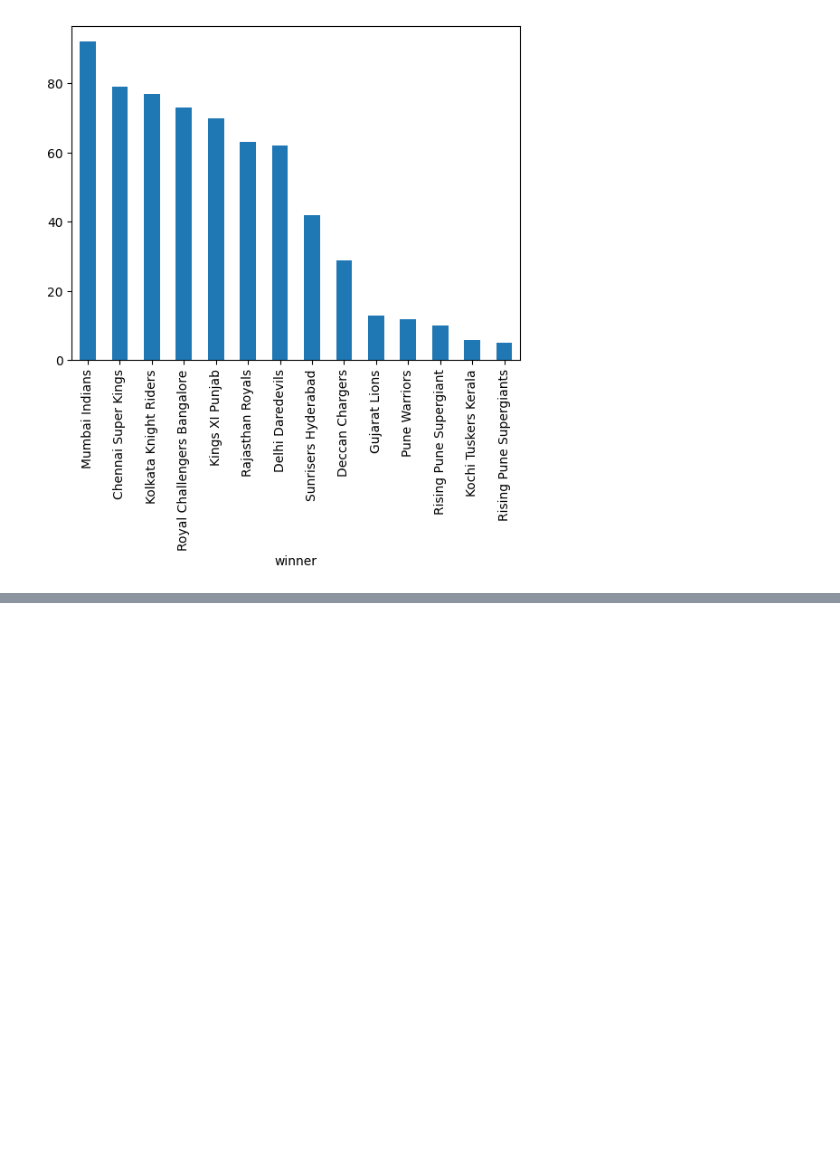
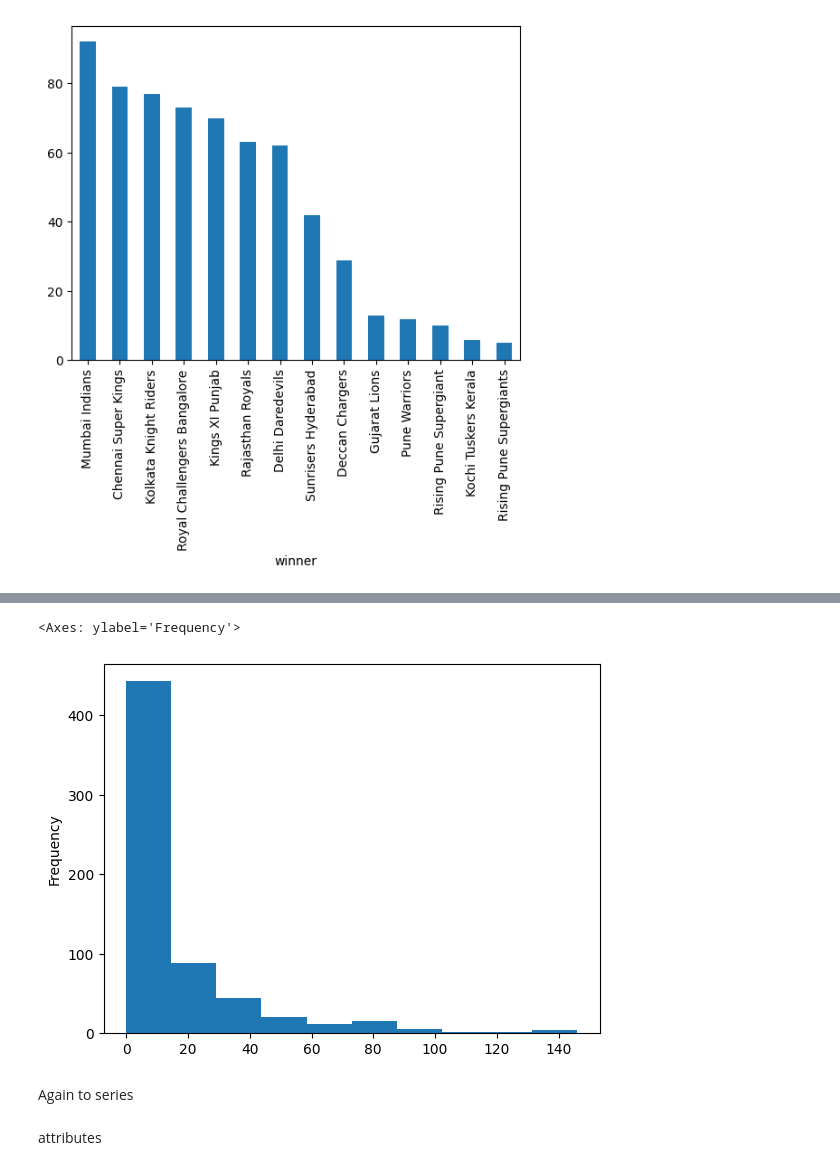
Before and after one commit to Shreyansh4Ai/Python-Stuffs, a Jupyter notebook: Pandas/pandas.ipynb, the cells around one changed output, grey strips where cells are left out. Cells and saved outputs as stored; diff of their text form; code cells hidden in the pictures; blank space fills up the shorter version.

```diff
--- a/Pandas/pandas.ipynb
+++ b/Pandas/pandas.ipynb
@@ -359,0 +369,7 @@ df['winner'].value_counts().head().plot(kind='bar')
+# %%
+df['win_by_runs'].plot(kind='hist')
+# %% [output]
+<Axes: ylabel='Frequency'>
+[figure, added]
+# %% [markdown]
+Again to series
@@ -359,0 +382,2 @@ df['winner'].value_counts().head().plot(kind='bar')
+# %% [markdown]
+attributes
```
Also changed, not shown: parts of 19 cells of this notebook, 2 other files.
